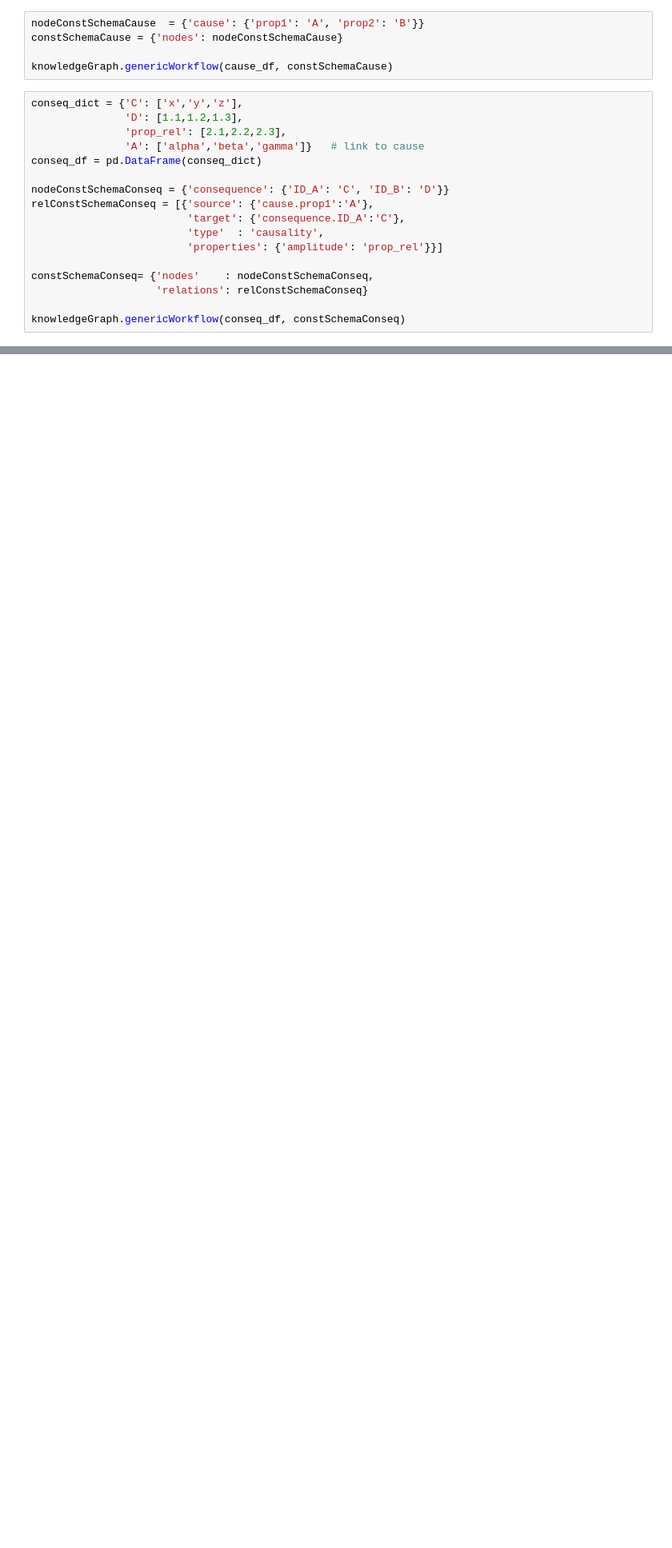
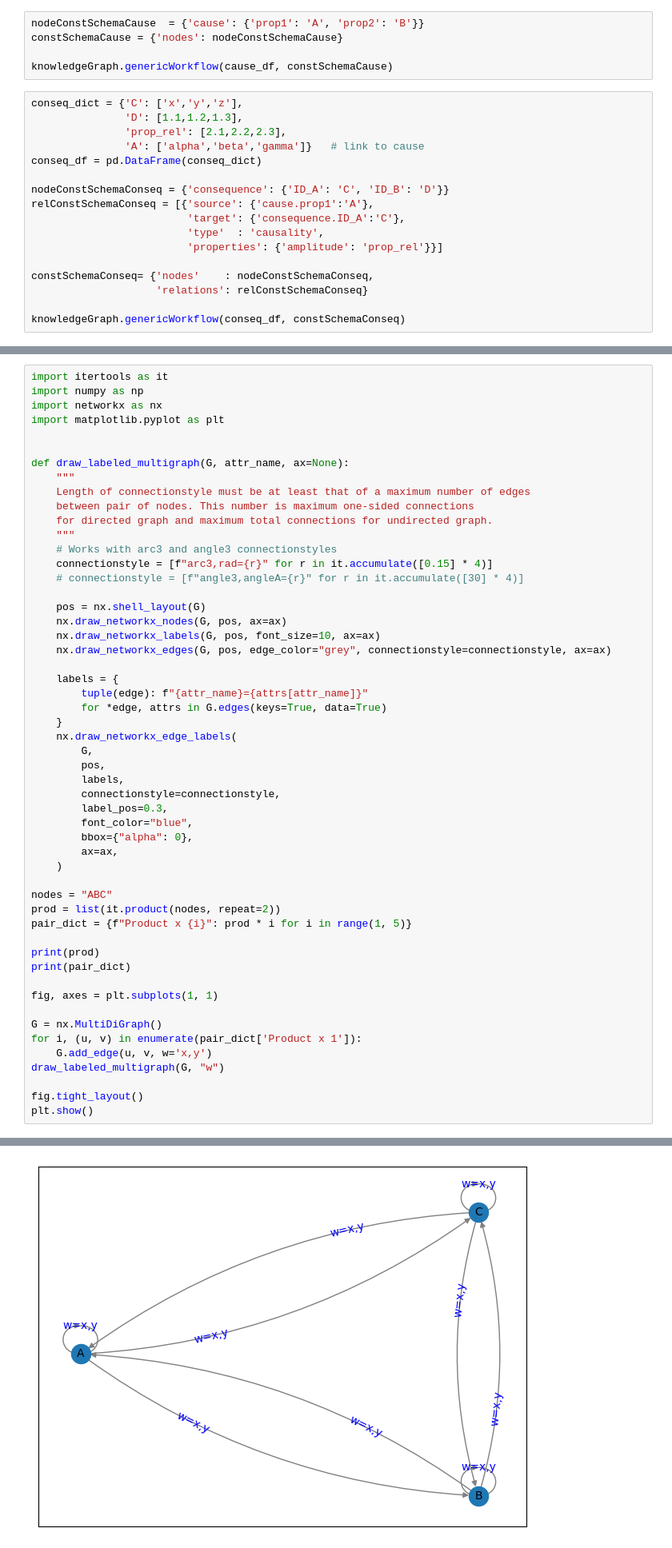
Before and after one commit to idaholab/DACKAR, a Jupyter notebook: src/dackar/knowledge_graph/KG_class_test.ipynb, the cells around one changed output, grey strips where cells are left out. Shown at 80% size. Drawn from its saved outputs; the diff is of its cells as text; blank space fills up the shorter version.

```diff
--- a/src/dackar/knowledge_graph/KG_class_test.ipynb
+++ b/src/dackar/knowledge_graph/KG_class_test.ipynb
@@ -52,0 +79,54 @@ df
+# %%
+import itertools as it
+import numpy as np
+import networkx as nx
+import matplotlib.pyplot as plt
+
+
+def draw_labeled_multigraph(G, attr_name, ax=None):
+    """
+    Length of connectionstyle must be at least that of a maximum number of edges
+    between pair of nodes. This number is maximum one-sided connections
+    for directed graph and maximum total connections for undirected graph.
+    """
+    # Works with arc3 and angle3 connectionstyles
+    connectionstyle = [f"arc3,rad={r}" for r in it.accumulate([0.15] * 4)]
+    # connectionstyle = [f"angle3,angleA={r}" for r in it.accumulate([30] * 4)]
+
+    pos = nx.shell_layout(G)
+    nx.draw_networkx_nodes(G, pos, ax=ax)
+    nx.draw_networkx_labels(G, pos, font_size=10, ax=ax)
+    nx.draw_networkx_edges(G, pos, edge_color="grey", connectionstyle=connectionstyle, ax=ax)
+
+    labels = {
+        tuple(edge): f"{attr_name}={attrs[attr_name]}"
+        for *edge, attrs in G.edges(keys=True, data=True)
+    }
+    nx.draw_networkx_edge_labels(
+        G,
+        pos,
+        labels,
+        connectionstyle=connectionstyle,
+        label_pos=0.3,
+        font_color="blue",
+        bbox={"alpha": 0},
+        ax=ax,
+    )
+
+nodes = "ABC"
+prod = list(it.product(nodes, repeat=2))
+pair_dict = {f"Product x {i}": prod * i for i in range(1, 5)}
+
+print(prod)
+print(pair_dict)
+
+fig, axes = plt.subplots(1, 1)
+
+G = nx.MultiDiGraph()
+for i, (u, v) in enumerate(pair_dict['Product x 1']):
+    G.add_edge(u, v, w='x,y')
+draw_labeled_multigraph(G, "w")
+
+fig.tight_layout()
+plt.show()
+# %% [output]
@@ -52,0 +135 @@ df
+[figure, added]
```
Also changed, not shown: parts of 6 cells of this notebook, 3 other files.
